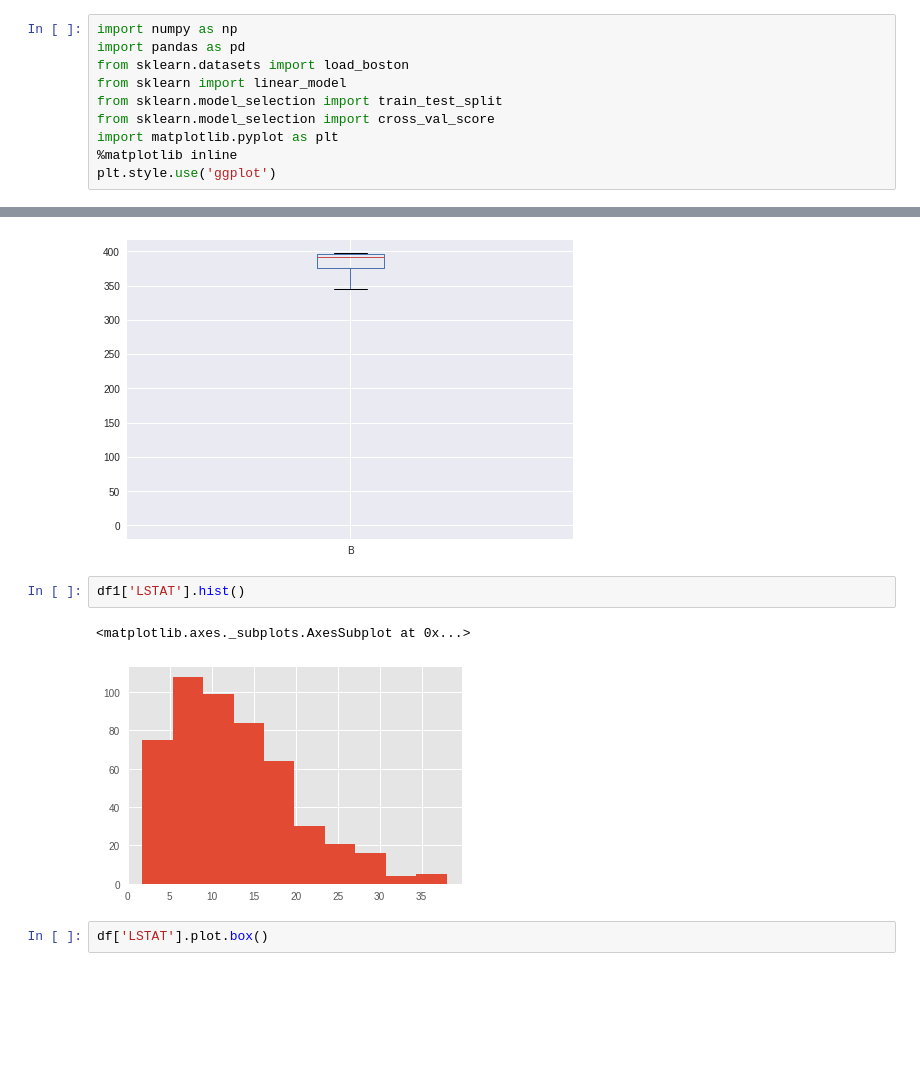
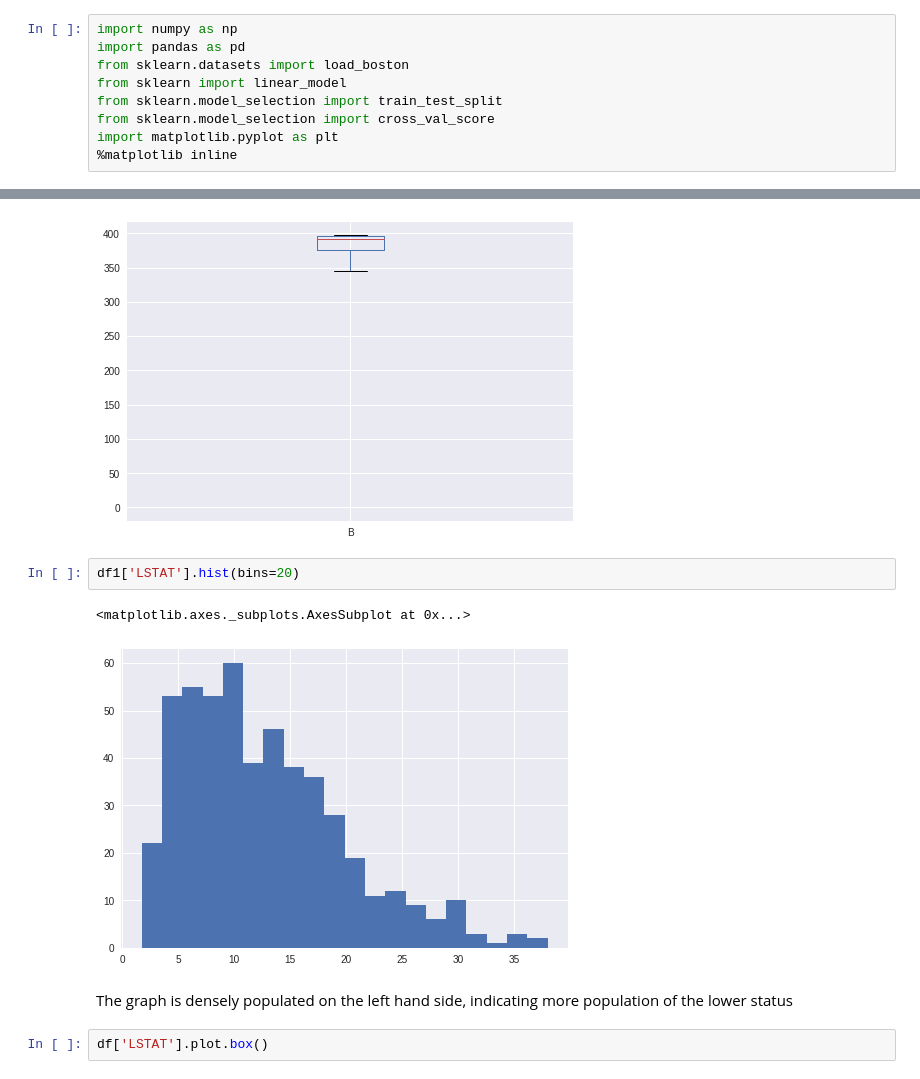
Before and after one commit to anushthakalia/Boston-Housing, a Jupyter notebook: Statistical_analysis_2.ipynb, the cells around one changed output, grey strips where cells are left out. Saved outputs shown, nothing was run; the diff lists cells and outputs as text; blank space fills up the shorter version.

```diff
--- a/Features1.ipynb
+++ b/Statistical_analysis_2.ipynb
@@ -7,7 +7,6 @@ from sklearn.model_selection import train_test_split
 from sklearn.model_selection import cross_val_score
 import matplotlib.pyplot as plt
 %matplotlib inline
-plt.style.use('ggplot')
 # %% [markdown]
 ----
 ****
@@ -273,10 +294,12 @@ df['B'].plot.box()
 <matplotlib.axes._subplots.AxesSubplot at 0x...>
 [figure]
 # %%
-df1['LSTAT'].hist()
+df1['LSTAT'].hist(bins=20)
 # %% [output]
 <matplotlib.axes._subplots.AxesSubplot at 0x...>
-[figure, old version]
+[figure, new version]
+# %% [markdown]
+The graph is densely populated on the left hand side, indicating more population of the lower status
 # %%
 df['LSTAT'].plot.box()
 # %% [output]
```
Also changed, not shown: parts of 20 cells of this notebook.
